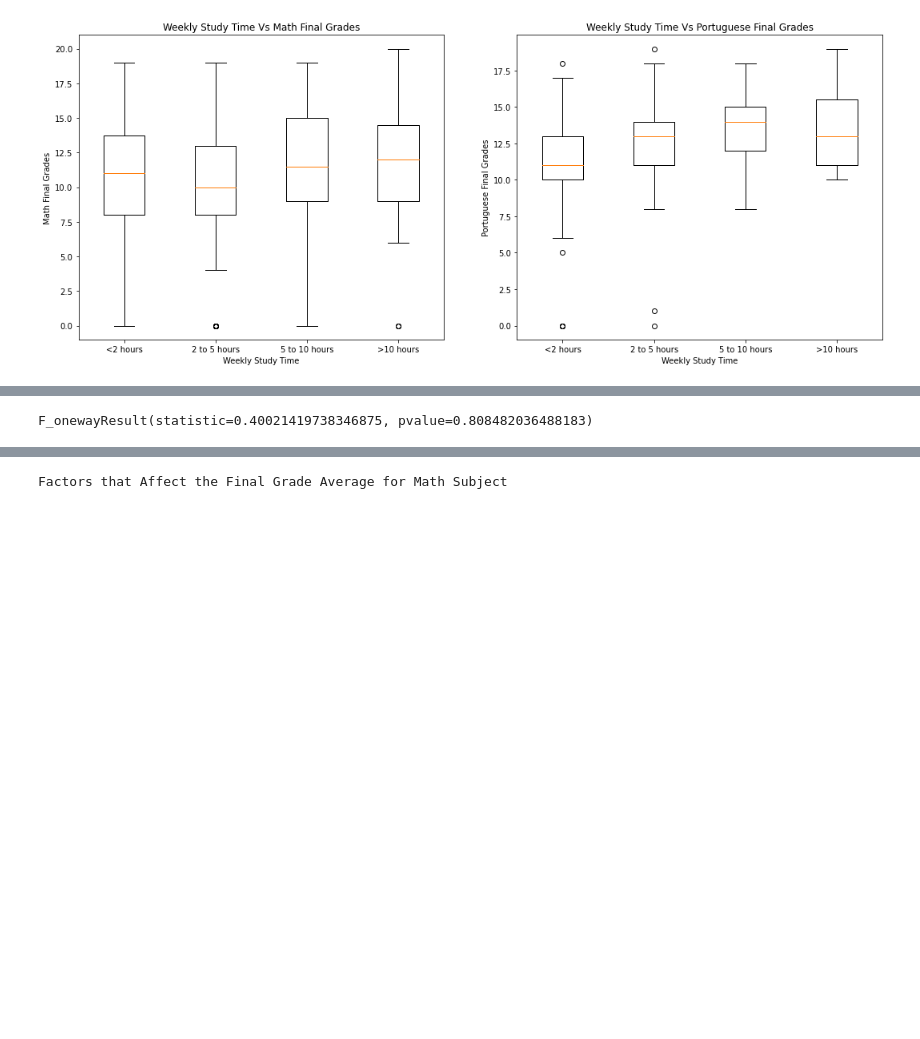
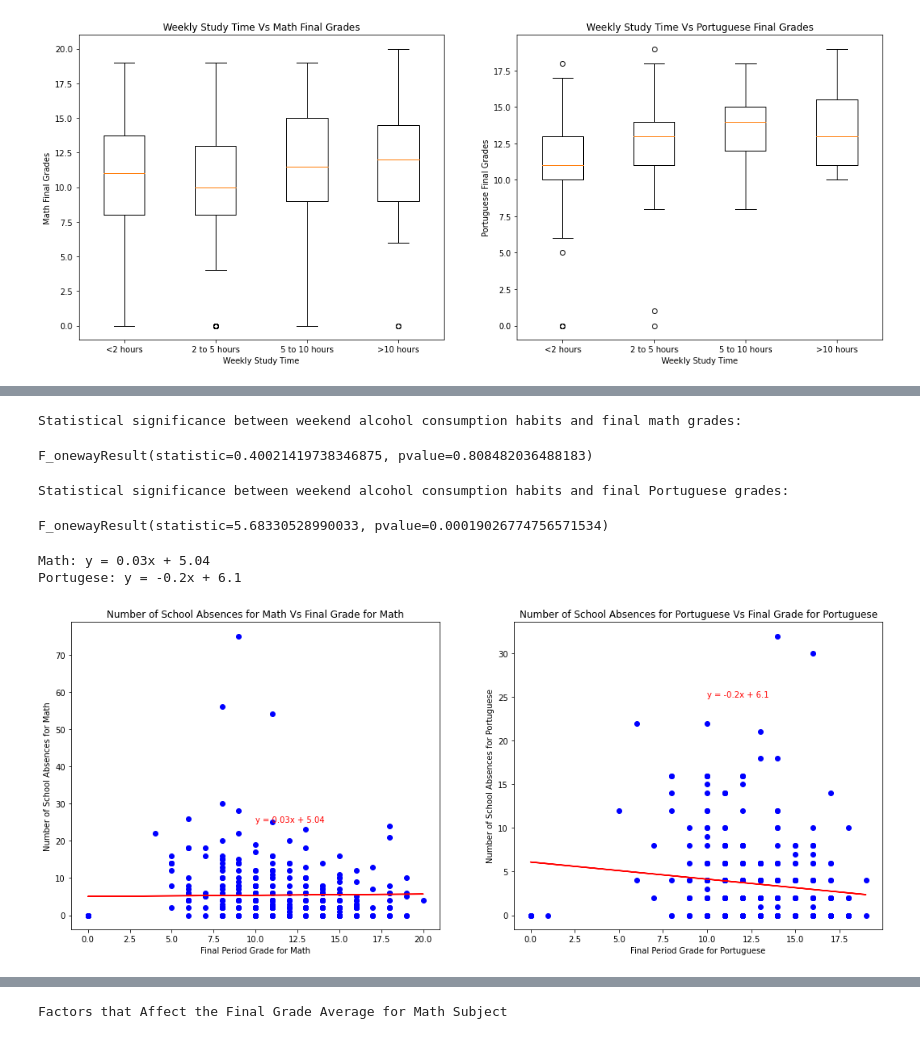
Before and after one commit to panlovelyda/project-one, a Jupyter notebook: AlcoholPy.ipynb, the cells around one changed output, grey strips where cells are left out. Drawn from its saved outputs; the diff is of its cells as text; code cells hidden in the pictures; blank space fills up the shorter version.

Commit message:
Iterative combined codes with exported figures

```diff
--- a/AlcoholPy.ipynb
+++ b/AlcoholPy.ipynb
@@ -202,11 +225,11 @@ array([<AxesSubplot:title={'center':'G3_math'}, xlabel='Walc'>,
 [figure]
 # %%
-group1_wal = students_df[students_df["Walc"] == 1]["G3_math"]
-group2_wal = students_df[students_df["Walc"] == 2]["G3_math"]
-group3_wal = students_df[students_df["Walc"] == 3]["G3_math"]
-group4_wal = students_df[students_df["Walc"] == 4]["G3_math"]
-group5_wal = students_df[students_df["Walc"] == 5]["G3_math"]
+for num_w, d in students_df.groupby('Walc'):
+    globals()['groupw' + str(num_w)] = d
+
+#Stats showing correlation between weekend alcohol consumption and final math grades
+print(f"Statistical significance between weekend alcohol consumption habits and final math grades:")
+stats.f_oneway(groupw1["G3_math"], groupw2["G3_math"], groupw3["G3_math"], groupw4["G3_math"], groupw5["G3_math"])
+# %% [output]
+Statistical significance between weekend alcohol consumption habits and final math grades:
+F_onewayResult(statistic=0.40021419738346875, pvalue=0.808482036488183)
-# %%
-stats.f_oneway(group1_wal, group2_wal, group3_wal, group4_wal,group5_wal)
-# %% [output]
-F_onewayResult(statistic=0.40021419738346875, pvalue=0.808482036488183)
@@ -229,3 +236,10 @@ for x in dalc_cons:
+# %%
+#Stats showing correlation between weekend alcohol consumption and final math grades
+print(f"Statistical significance between weekend alcohol consumption habits and final Portuguese grades:")
+stats.f_oneway(groupw1["G3_por"], groupw2["G3_por"], groupw3["G3_por"], groupw4["G3_por"], groupw5["G3_por"])
+# %% [output]
+Statistical significance between weekend alcohol consumption habits and final Portuguese grades:
+F_onewayResult(statistic=5.68330528990033, pvalue=0.00019026774756571534)
 # %%
 f = plt.figure(figsize=(18,7))
 
@@ -234,33 +248,38 @@ xm_values = students_df['G3_math']
 ym_values = students_df['absences_math']
 
 (slope, intercept, rvalue, pvalue, stderr) = linregress(xm_values, ym_values)
 regressm_values = xm_values * slope + intercept
 linem_eq = 'y = ' + str(round(slope,2)) + 'x + ' + str(round(intercept,2))
 print(f"Math: {linem_eq}")
 
 ax.scatter(xm_values,ym_values, color='b')
 ax.plot(xm_values,regressm_values,'r-')
 ax.set_title('Number of School Absences for Math Vs Final Grade for Math')
 ax.set_xlabel('Final Period Grade for Math')
 ax.set_ylabel('Number of School Absences for Math')
-ax.annotate(line_eq, (10,25),color='r')
+ax.annotate(linem_eq, (10,25),color='r')
 
 # Identify the relationship of Student Absences for Math and Final Math Grade
 ax = f.add_subplot(122)
 x_values = students_df['G3_por']
 y_values = students_df['absences_por']
 
 (slope, intercept, rvalue, pvalue, stderr) = linregress(x_values, y_values)
 regress_values = x_values * slope + intercept
 linep_eq = 'y = ' + str(round(slope,2)) + 'x + ' + str(round(intercept,2))
 print(f"Portugese: {linep_eq}")
 
 ax.scatter(x_values,y_values, color='b')
 ax.plot(x_values,regress_values,'r-')
 ax.set_title('Number of School Absences for Portuguese Vs Final Grade for Portuguese')
 ax.set_xlabel('Final Period Grade for Portuguese')
 ax.set_ylabel('Number of School Absences for Portuguese')
-ax.annotate(line_eq, (10,25),color='r')
+ax.annotate(linep_eq, (10,25),color='r')
 
+plt.savefig('output/Fig11.png')
 plt.show()
+# %% [output]
+Math: y = 0.03x + 5.04
+Portugese: y = -0.2x + 6.1
+[figure, added]
 # %%
```
Also changed, not shown: parts of 27 cells of this notebook, 2 other files.
